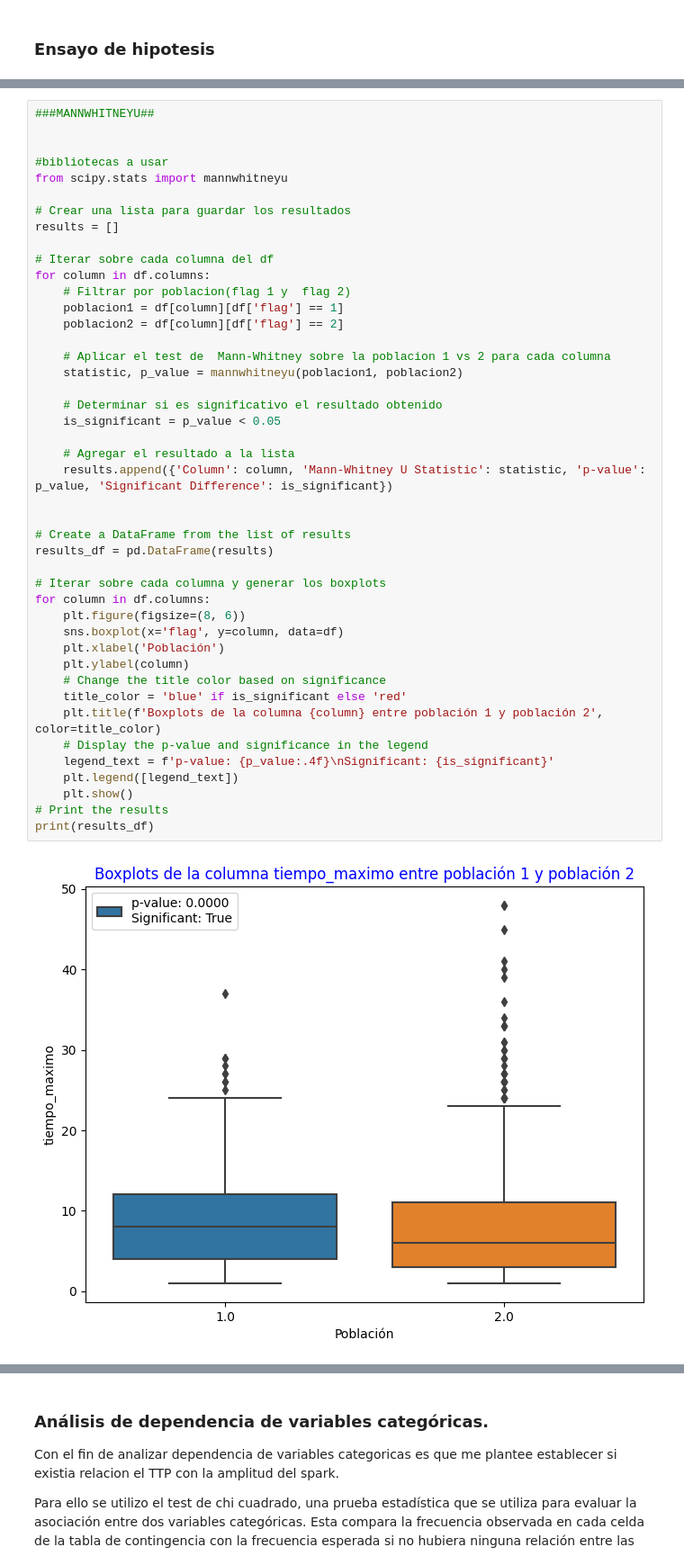
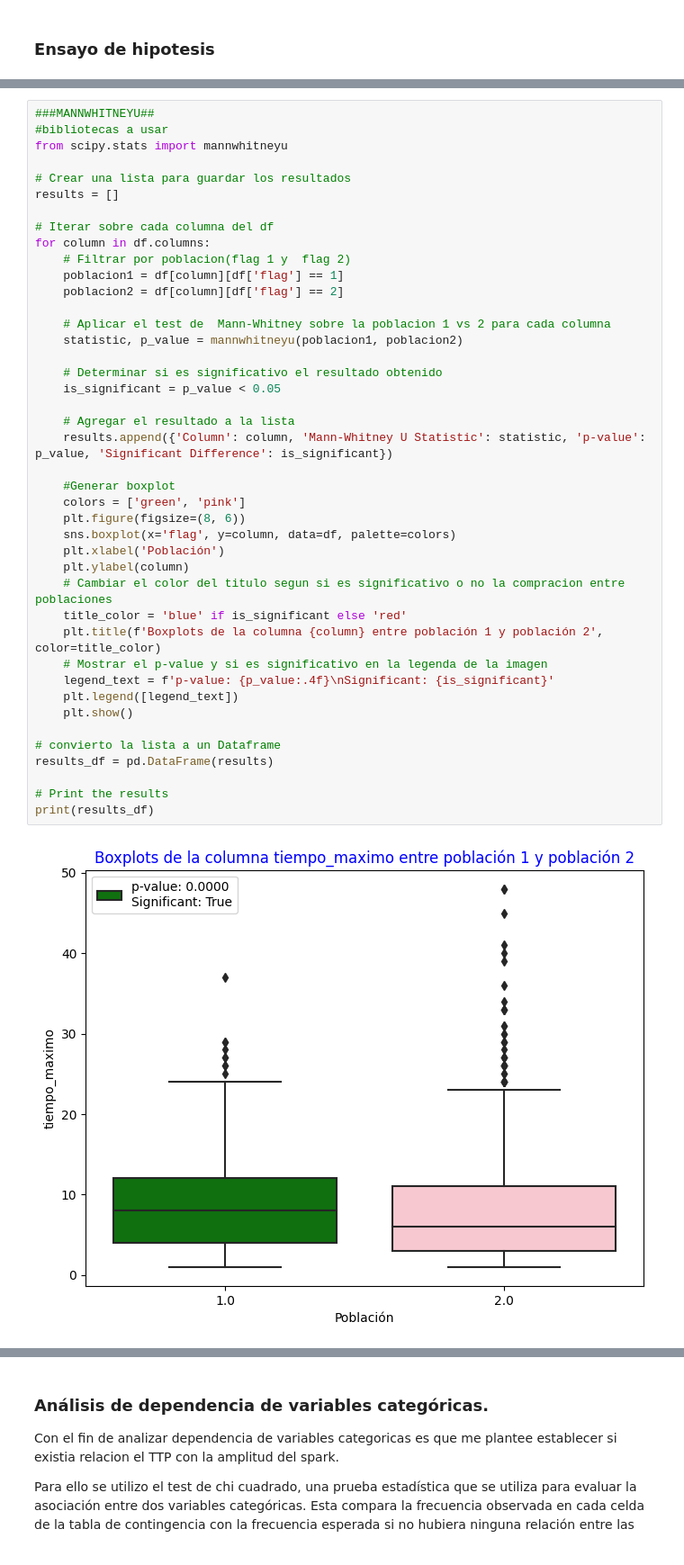
Before and after one commit to macarenaalga/trabajo_final, a Jupyter notebook: Trabajo_final_alga-aras.ipynb, the cells around one changed output, grey strips where cells are left out. Shown at 90% size. Drawn from its saved outputs; the diff is of its cells as text.

```diff
--- a/Trabajo_final_alga-aras.ipynb
+++ b/Trabajo_final_alga-aras.ipynb
@@ -735,46 +738,44 @@ Considerando que mis datos no siguen una distribucion normal es que considere po
 # %%
 ###MANNWHITNEYU##
-
-
 #bibliotecas a usar
 from scipy.stats import mannwhitneyu
 
 # Crear una lista para guardar los resultados
 results = []
 
 # Iterar sobre cada columna del df
 for column in df.columns:
     # Filtrar por poblacion(flag 1 y  flag 2)
     poblacion1 = df[column][df['flag'] == 1]
     poblacion2 = df[column][df['flag'] == 2]
 
     # Aplicar el test de  Mann-Whitney sobre la poblacion 1 vs 2 para cada columna
     statistic, p_value = mannwhitneyu(poblacion1, poblacion2)
 
     # Determinar si es significativo el resultado obtenido
     is_significant = p_value < 0.05
 
     # Agregar el resultado a la lista
     results.append({'Column': column, 'Mann-Whitney U Statistic': statistic, 'p-value': p_value, 'Significant Difference': is_significant})
 
-
-# Create a DataFrame from the list of results
-results_df = pd.DataFrame(results)
-
-# Iterar sobre cada columna y generar los boxplots
-for column in df.columns:
+    #Generar boxplot
+    colors = ['green', 'pink']
     plt.figure(figsize=(8, 6))
-    sns.boxplot(x='flag', y=column, data=df)
+    sns.boxplot(x='flag', y=column, data=df, palette=colors)
     plt.xlabel('Población')
     plt.ylabel(column)
-    # Change the title color based on significance
+    # Cambiar el color del titulo segun si es significativo o no la compracion entre poblaciones
     title_color = 'blue' if is_significant else 'red'
     plt.title(f'Boxplots de la columna {column} entre población 1 y población 2', color=title_color)
-    # Display the p-value and significance in the legend
+    # Mostrar el p-value y si es significativo en la legenda de la imagen
     legend_text = f'p-value: {p_value:.4f}\nSignificant: {is_significant}'
     plt.legend([legend_text])
     plt.show()
+
+# convierto la lista a un Dataframe
+results_df = pd.DataFrame(results)
+
 # Print the results
 print(results_df)
 # %% [output]
-[figure, old version]
+[figure, new version]
```
Also changed, not shown: parts of 19 cells of this notebook, 1 other file.
